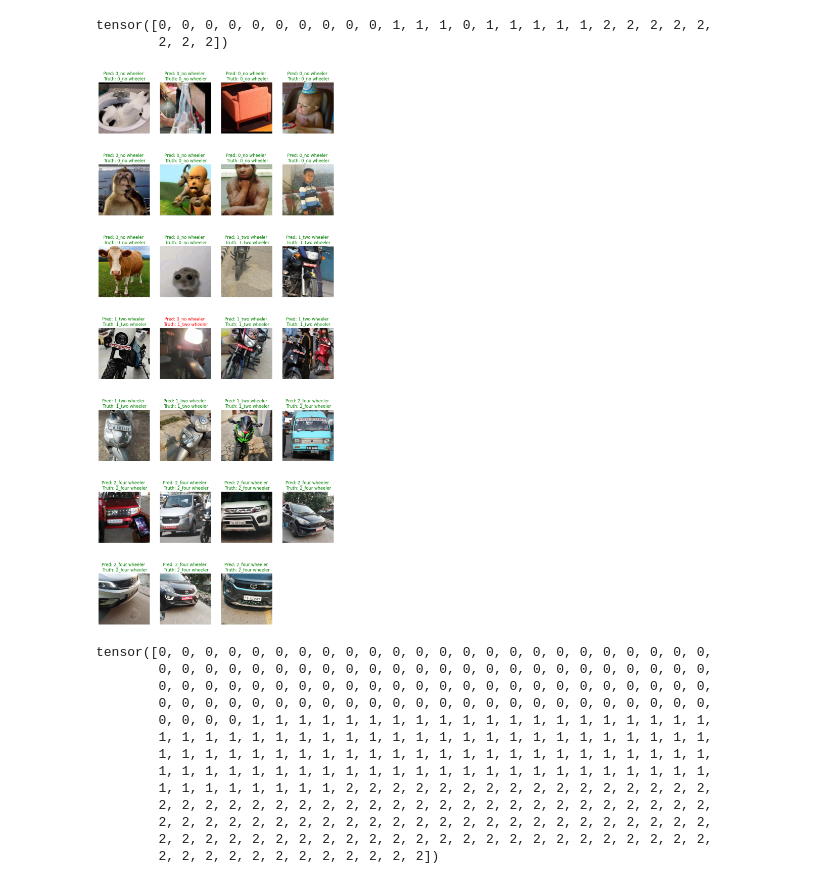
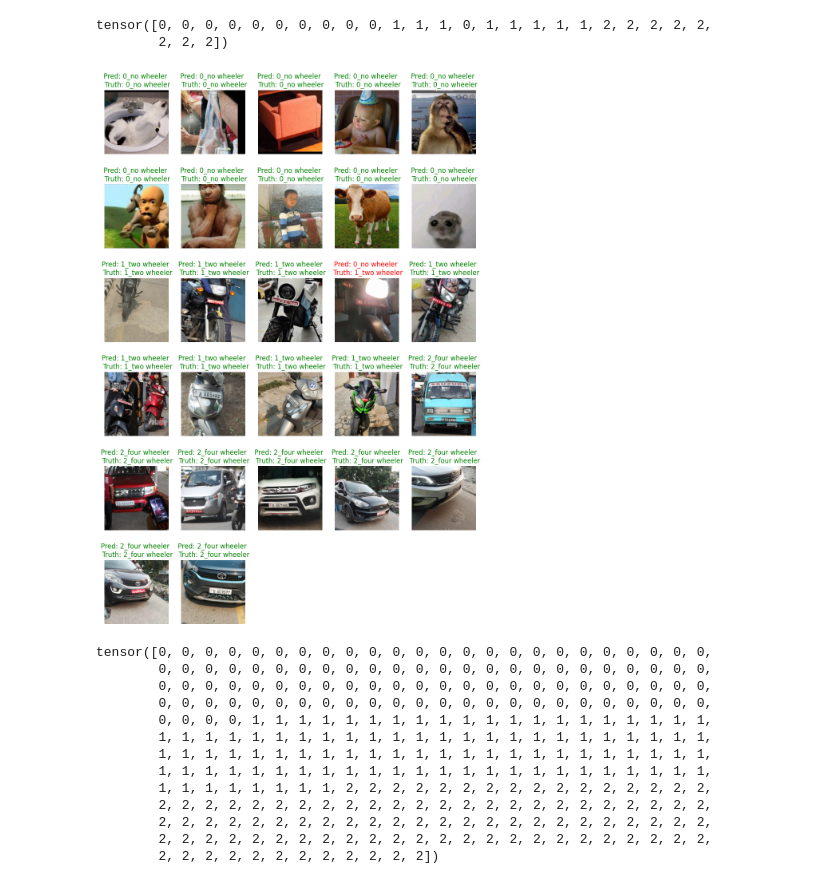
Before and after one commit to yunidh/vehicle_classifier, a Jupyter notebook: classifier_mv3_3Outputs(final).ipynb, the cells around one changed output. Cells and saved outputs as stored; diff of their text form; code cells hidden in the pictures.

Commit message:
images

```diff
--- a/classifier_mv3_3Outputs(final).ipynb
+++ b/classifier_mv3_3Outputs(final).ipynb
@@ -430,11 +430,11 @@ inv_normalize = v2.Normalize(
 )
 num_images = len(test_samples)
 
-nrows = num_images // 2
+nrows = num_images // 3
 
-ncols = 4
+ncols = 5
 
-figsize = (12, num_images * 2)
+figsize = (12, num_images)
 
 plt.figure(figsize=figsize)
 
@@ -451,34 +451,34 @@ for i, sample in enumerate(test_samples):
     plt.title("SCORE: {accuracy}%")
 
     plt.imshow(inv_normalize(sample).permute(1, 2, 0))
 
     # Find the prediction label (in text form, e.g. "Sandal")
 
     pred_label = class_names[pred_labels[i].item()]
 
     truth_label = class_names[test_labels[i]]
 
     # Get the confidence score for the prediction from pred_probs
 
     confidence = torch.max(pred_probs[i]).item()
 
     # Create the title text of the plot
 
     title_text = f"Pred: {pred_label} \n Truth: {truth_label}"
 
     # Check for equality and change title colour accordingly
 
     if pred_label == truth_label:
 
         plt.title(title_text, fontsize=12, c="g")  # green text if correct
 
     else:
 
         plt.title(title_text, fontsize=12, c="r")  # red text if wrong
 
     plt.axis(False)
 # %% [output]
-[figure, old version]
+[figure, new version]
 # %%
 # Import tqdm for progress bar
 from tqdm.auto import tqdm
```
Also changed, not shown: 1 other file.
